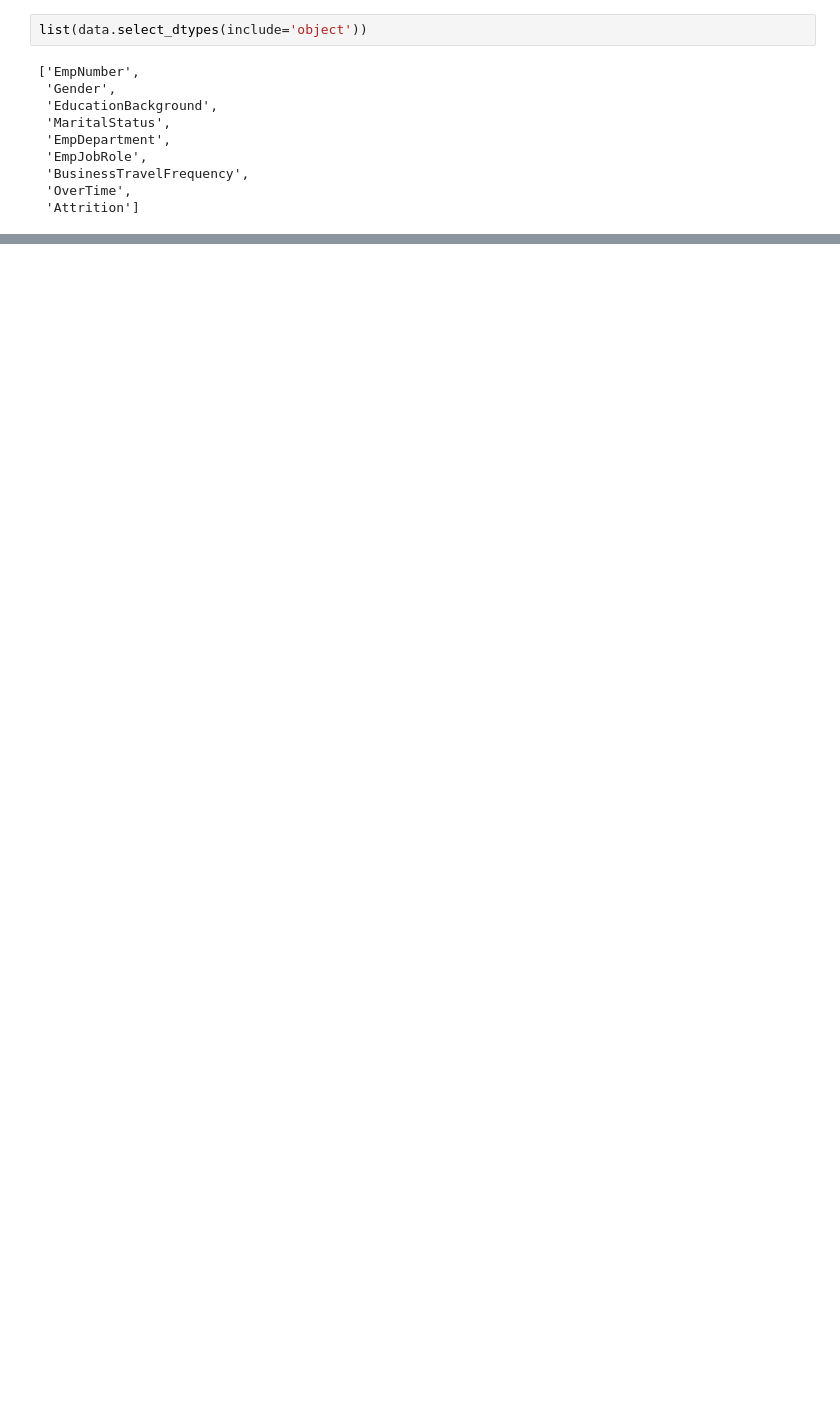
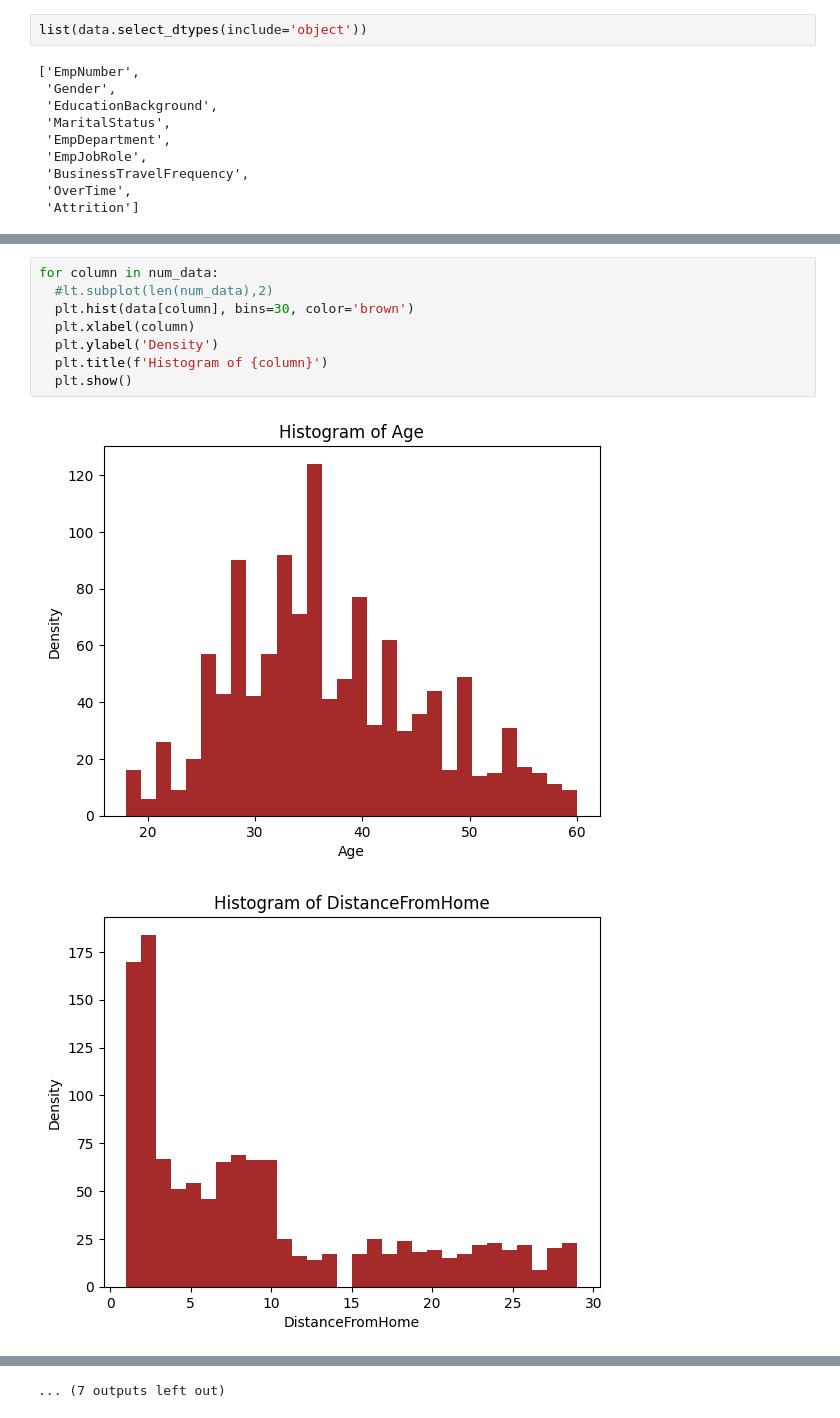
Before and after one commit to SudarshanIngole/IABAC_Project, a Jupyter notebook: IABAC_CDS_Project_Sudarshan.ipynb, the cells around one changed output, grey strips where cells are left out. Saved outputs shown, nothing was run; the diff lists cells and outputs as text; blank space fills up the shorter version.

```diff
--- a/IABAC_CDS_Project_Sudarshan.ipynb
+++ b/IABAC_CDS_Project_Sudarshan.ipynb
@@ -160,0 +172,11 @@ list(data.select_dtypes(include='object'))
+# %%
+for column in num_data:
+  #lt.subplot(len(num_data),2)
+  plt.hist(data[column], bins=30, color='brown')
+  plt.xlabel(column)
+  plt.ylabel('Density')
+  plt.title(f'Histogram of {column}')
+  plt.show()
+# %% [output]
+[figure, added]
+[figure, added]
@@ -160,0 +193 @@ list(data.select_dtypes(include='object'))
+... (7 outputs left out)
```
Also changed, not shown: parts of 10 cells of this notebook.
